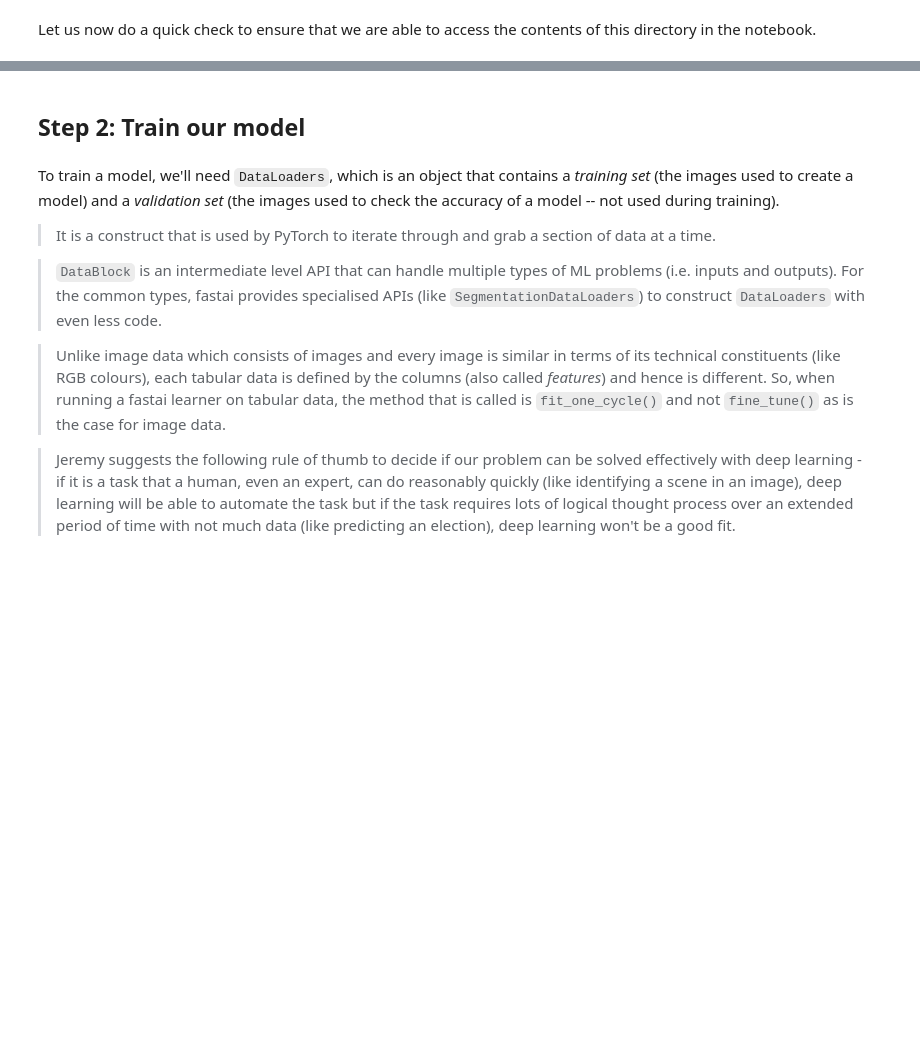
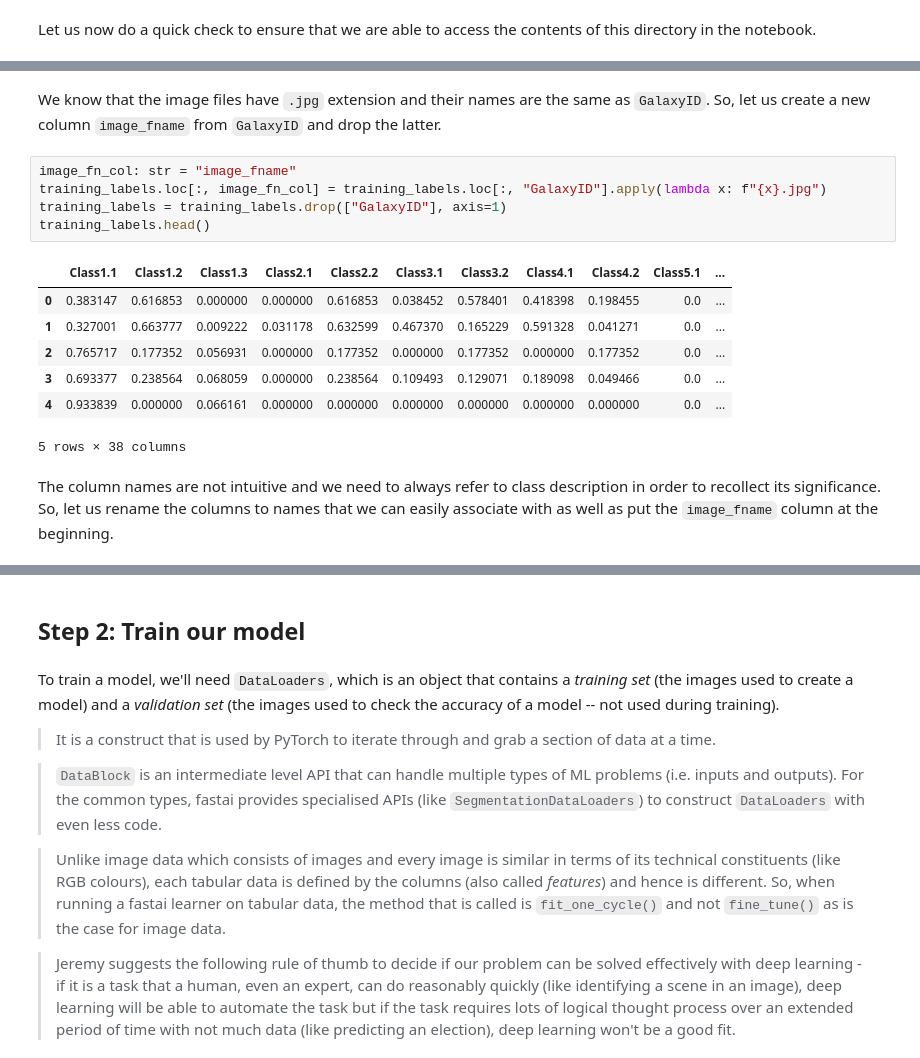
Before and after one commit to kaletejas2006/fastai-with-astronomy, a Jupyter notebook: nbs/fastai_with_astronomy_a_galaxy_zoo_experiment.ipynb, the cells around one changed output, grey strips where cells are left out. Saved outputs shown, nothing was run; the diff lists cells and outputs as text; blank space fills up the shorter version.

```diff
--- a/nbs/fastai_with_astronomy_a_galaxy_zoo_experiment.ipynb
+++ b/nbs/fastai_with_astronomy_a_galaxy_zoo_experiment.ipynb
@@ -182,0 +205,17 @@ for o in searches:
+# %% [markdown]
+We know that the image files have `.jpg` extension and their names are the same as `GalaxyID`. So, let us create a new column `image_fname` from `GalaxyID` and drop the latter.
+# %%
+image_fn_col: str = "image_fname"
+training_labels.loc[:, image_fn_col] = training_labels.loc[:, "GalaxyID"].apply(lambda x: f"{x}.jpg")
+training_labels = training_labels.drop(["GalaxyID"], axis=1)
+training_labels.head()
+# %% [output]
+|  | Class1.1 | Class1.2 | Class1.3 | Class2.1 | Class2.2 | Class3.1 | Class3.2 | Class4.1 | Class4.2 | Class5.1 | ... |
+| 0 | 0.383147 | 0.616853 | 0.000000 | 0.000000 | 0.616853 | 0.038452 | 0.578401 | 0.418398 | 0.198455 | 0.0 | ... |
+| 1 | 0.327001 | 0.663777 | 0.009222 | 0.031178 | 0.632599 | 0.467370 | 0.165229 | 0.591328 | 0.041271 | 0.0 | ... |
+| 2 | 0.765717 | 0.177352 | 0.056931 | 0.000000 | 0.177352 | 0.000000 | 0.177352 | 0.000000 | 0.177352 | 0.0 | ... |
+| 3 | 0.693377 | 0.238564 | 0.068059 | 0.000000 | 0.238564 | 0.109493 | 0.129071 | 0.189098 | 0.049466 | 0.0 | ... |
+| 4 | 0.933839 | 0.000000 | 0.066161 | 0.000000 | 0.000000 | 0.000000 | 0.000000 | 0.000000 | 0.000000 | 0.0 | ... |
+5 rows × 38 columns
+# %% [markdown]
+The column names are not intuitive and we need to always refer to class description in order to recollect its significance. So, let us rename the columns to names that we can easily associate with as well as put the `image_fname` column at the beginning.
```
Also changed, not shown: parts of 25 cells of this notebook, 1 other file.
